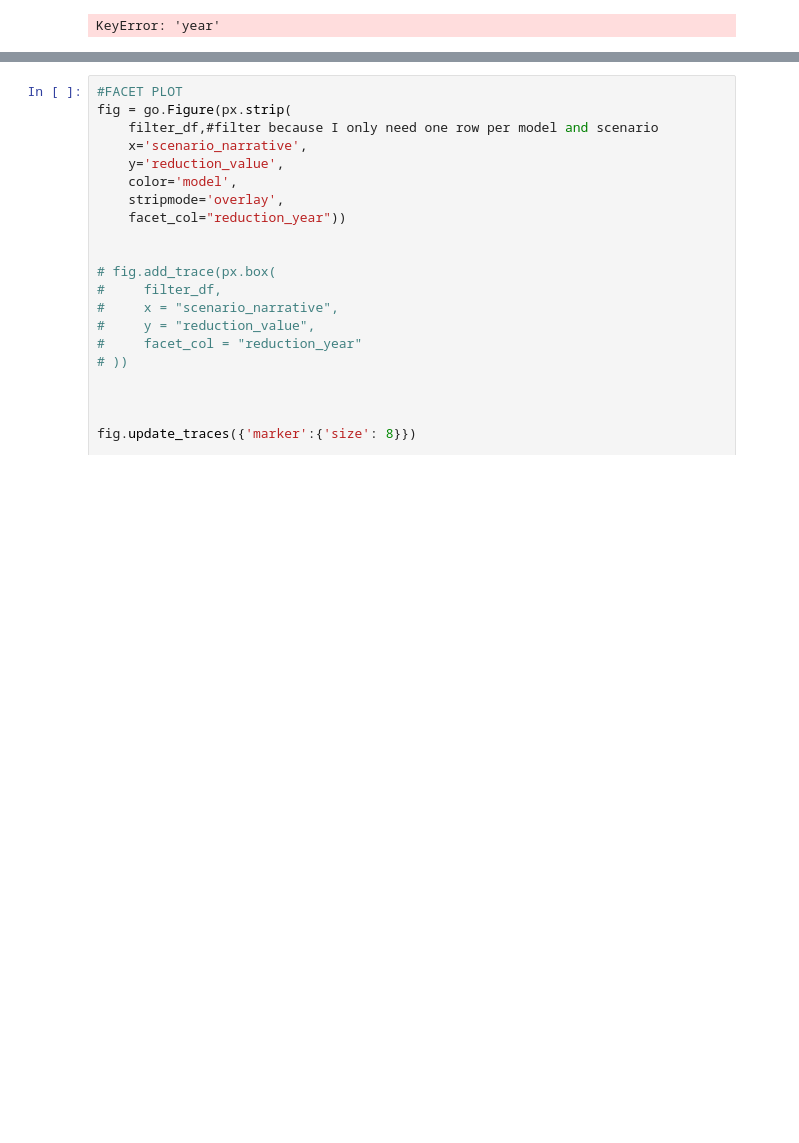
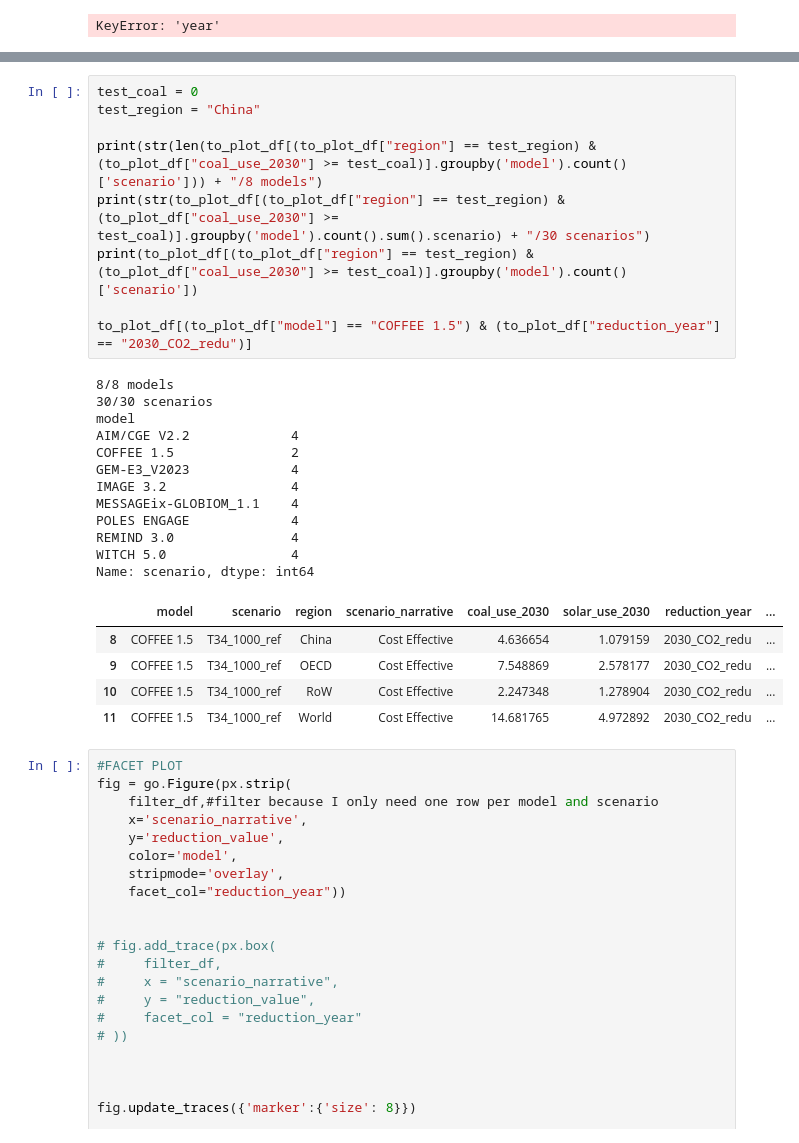
Before and after one commit to zyankarli/Feasibility_Tool, a Jupyter notebook: Tryout_Book.ipynb, the cells around one changed output, grey strips where cells are left out. Saved outputs shown, nothing was run; the diff lists cells and outputs as text; blank space fills up the shorter version.

```diff
--- a/Tryout_Book.ipynb
+++ b/Tryout_Book.ipynb
@@ -358,3 +390,30 @@ px.line(data_frame= df[(df["model"].isin(["IMAGE 3.2", "WITCH 5.0"])) & (df['reg
+# %%
+test_coal = 0
+test_region = "China"
+
+print(str(len(to_plot_df[(to_plot_df["region"] == test_region) & (to_plot_df["coal_use_2030"] >= test_coal)].groupby('model').count()['scenario'])) + "/8 models")
+print(str(to_plot_df[(to_plot_df["region"] == test_region) & (to_plot_df["coal_use_2030"] >= test_coal)].groupby('model').count().sum().scenario) + "/30 scenarios")
+print(to_plot_df[(to_plot_df["region"] == test_region) & (to_plot_df["coal_use_2030"] >= test_coal)].groupby('model').count()['scenario'])
+
+to_plot_df[(to_plot_df["model"] == "COFFEE 1.5") & (to_plot_df["reduction_year"] == "2030_CO2_redu")]
+# %% [output]
+8/8 models
+30/30 scenarios
+model
+AIM/CGE V2.2             4
+COFFEE 1.5               2
+GEM-E3_V2023             4
+IMAGE 3.2                4
+MESSAGEix-GLOBIOM_1.1    4
+POLES ENGAGE             4
+REMIND 3.0               4
+WITCH 5.0                4
+Name: scenario, dtype: int64
+|  | model | scenario | region | scenario_narrative | coal_use_2030 | solar_use_2030 | reduction_year | ... |
+| 8 | COFFEE 1.5 | T34_1000_ref | China | Cost Effective | 4.636654 | 1.079159 | 2030_CO2_redu | ... |
+| 9 | COFFEE 1.5 | T34_1000_ref | OECD | Cost Effective | 7.548869 | 2.578177 | 2030_CO2_redu | ... |
+| 10 | COFFEE 1.5 | T34_1000_ref | RoW | Cost Effective | 2.247348 | 1.278904 | 2030_CO2_redu | ... |
+| 11 | COFFEE 1.5 | T34_1000_ref | World | Cost Effective | 14.681765 | 4.972892 | 2030_CO2_redu | ... |
 # %%
 #FACET PLOT
 fig = go.Figure(px.strip(
```
Also changed, not shown: parts of 4 cells of this notebook, 1 other file.
